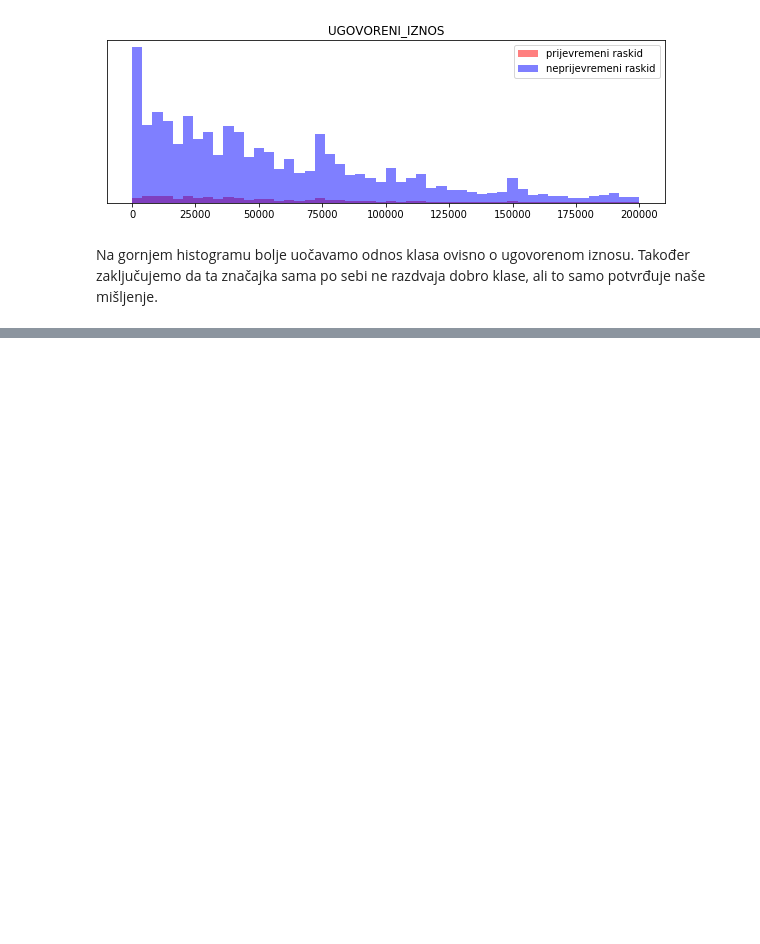
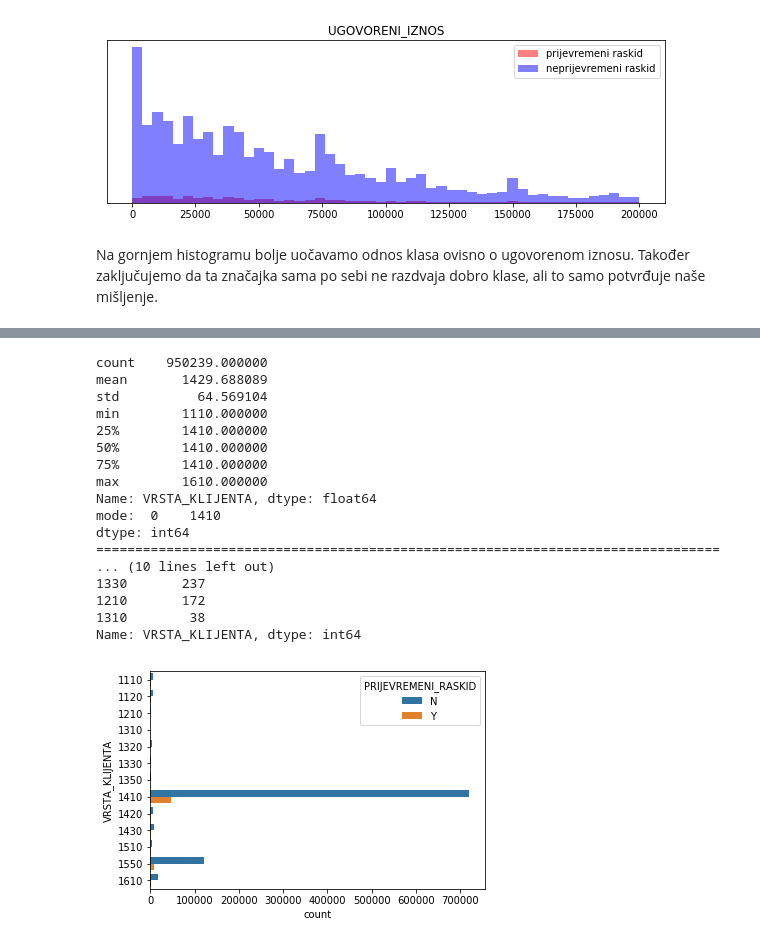
Before and after one commit to drajsel/Outliers, a Jupyter notebook: EDA-Outliers.ipynb, the cells around one changed output, grey strips where cells are left out. Cells and saved outputs as stored; diff of their text form; code cells hidden in the pictures; blank space fills up the shorter version.

```diff
--- a/EDA-Outliers.ipynb
+++ b/EDA-Outliers.ipynb
@@ -272,0 +329,21 @@ AttributeError: 'DataFrame' object has no attribute 'crosstab'
+# %%
+categorical_summarized(df_copy, y = 'VRSTA_KLIJENTA', hue = 'PRIJEVREMENI_RASKID', palette=c_palette)
+# %% [output]
+count    950239.000000
+mean       1429.688089
+std          64.569104
+min        1110.000000
+25%        1410.000000
+50%        1410.000000
+75%        1410.000000
+max        1610.000000
+Name: VRSTA_KLIJENTA, dtype: float64
+mode:  0    1410
+dtype: int64
+================================================================================
+... (10 lines left out)
+1330       237
+1210       172
+1310        38
+Name: VRSTA_KLIJENTA, dtype: int64
+[figure, added]
```
Also changed, not shown: parts of 9 cells of this notebook.
